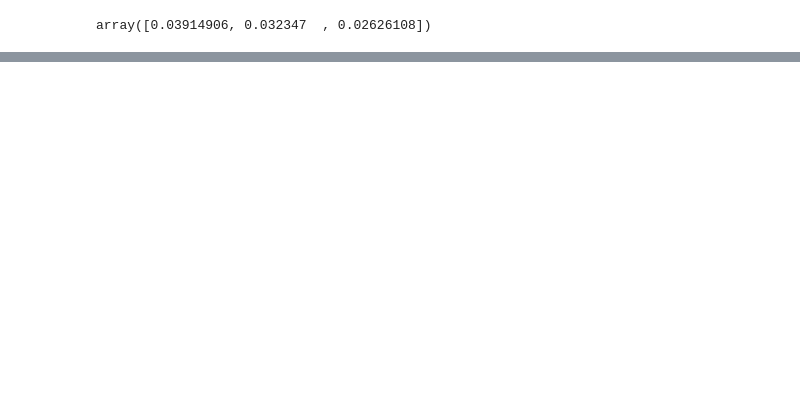
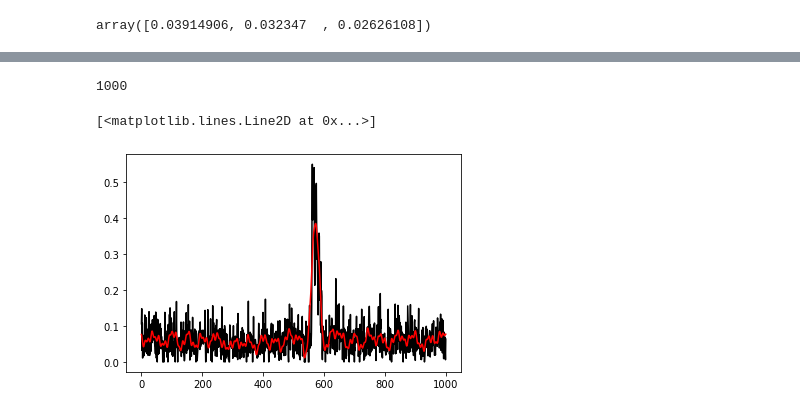
Before and after one commit to DM0U/GRID2, a Jupyter notebook: spec.ipynb, the cells around one changed output, grey strips where cells are left out. Drawn from its saved outputs; the diff is of its cells as text; code cells hidden in the pictures; blank space fills up the shorter version.

```diff
--- a/spec.ipynb
+++ b/spec.ipynb
@@ -48,0 +67,22 @@ print(light_curve_plus.sum())
+# %%
+light_curve = Spec[:, 0]
+
+level_rate = 0.3
+
+four_curve = np.fft.fft(light_curve)
+four_curve_abs = np.abs(four_curve)
+four_abs_level = max(four_curve_abs[1:]) * level_rate
+four_curve[four_curve_abs < four_abs_level] = 0
+
+print(four_curve.size)
+
+# plt.plot(T, four_curve)
+# plt.show()
+
+light_curve_plus = np.fft.ifft(four_curve).real
+plt.plot(T, light_curve, 'black')
+plt.plot(T, light_curve_plus, 'r')
+# %% [output]
+1000
+[<matplotlib.lines.Line2D at 0x...>]
+[figure, added]
```
Also changed, not shown: parts of 8 cells of this notebook, 5 other files.
